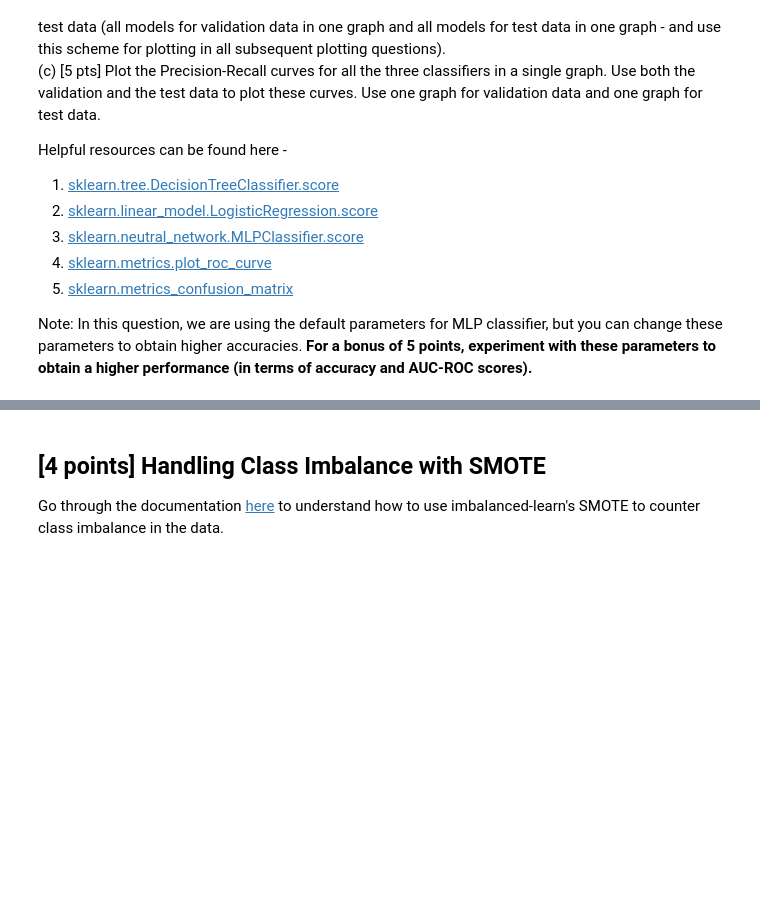
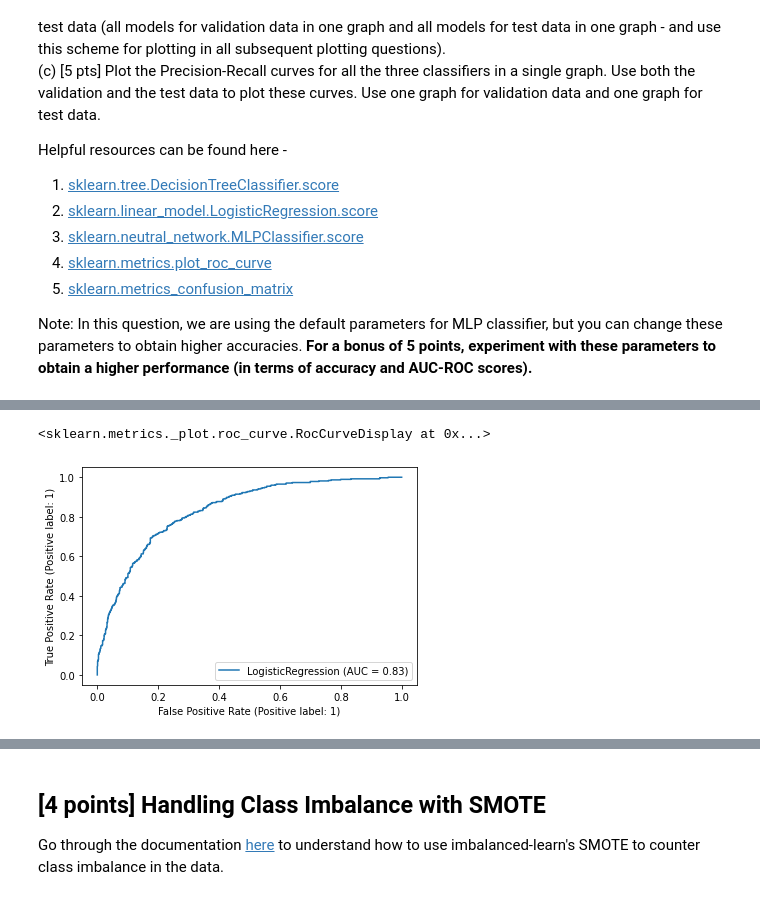
Before and after one commit to acremins1/AML-HW-4, a Jupyter notebook: AML_HW_4-1.ipynb, the cells around one changed output, grey strips where cells are left out. Cells and saved outputs as stored; diff of their text form; code cells hidden in the pictures; blank space fills up the shorter version.

```diff
--- a/AML_HW_4-1.ipynb
+++ b/AML_HW_4-1.ipynb
@@ -376,3 +384,8 @@ plt.show()
+# %%
+metrics.plot_roc_curve(log_mod, X_test, y_test)
+# %% [output]
+<sklearn.metrics._plot.roc_curve.RocCurveDisplay at 0x...>
+[figure, added]
 # %%
 # Plot PR curves
 f1 = plt.figure(1)
```
Also changed, not shown: parts of 21 cells of this notebook.
